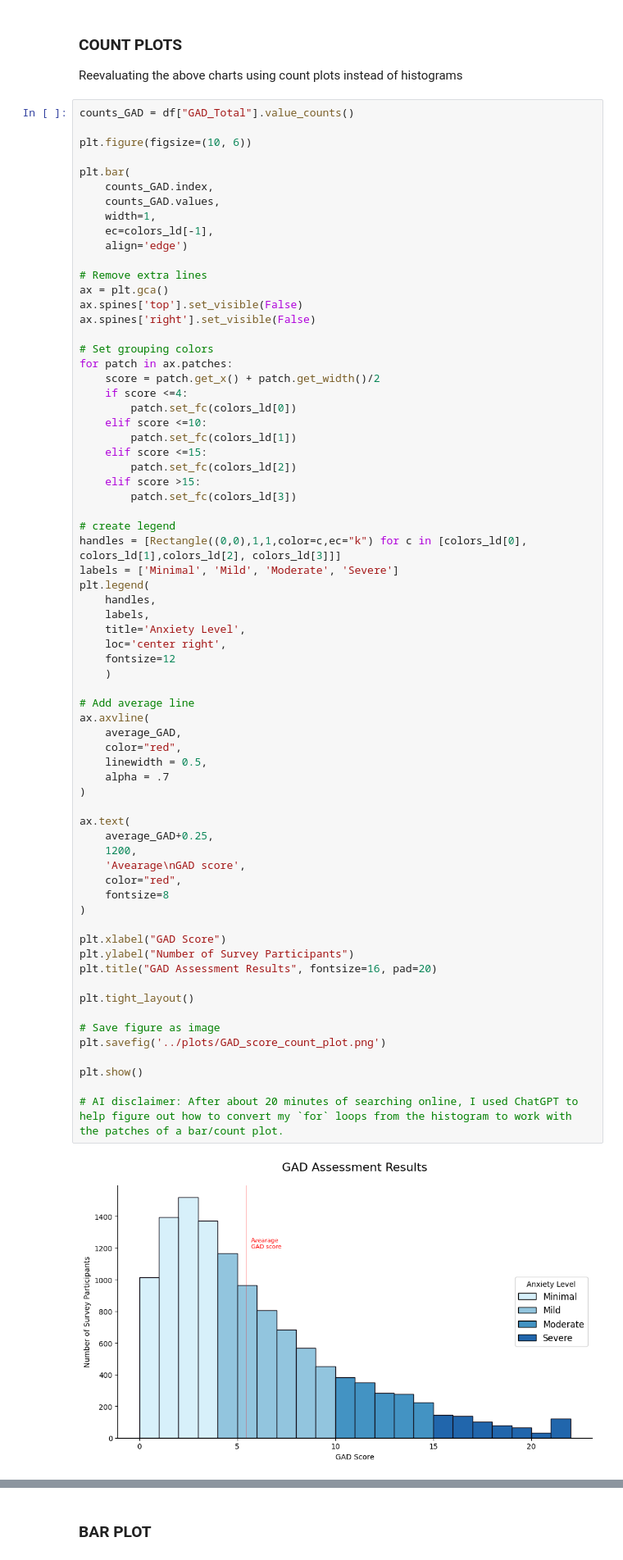
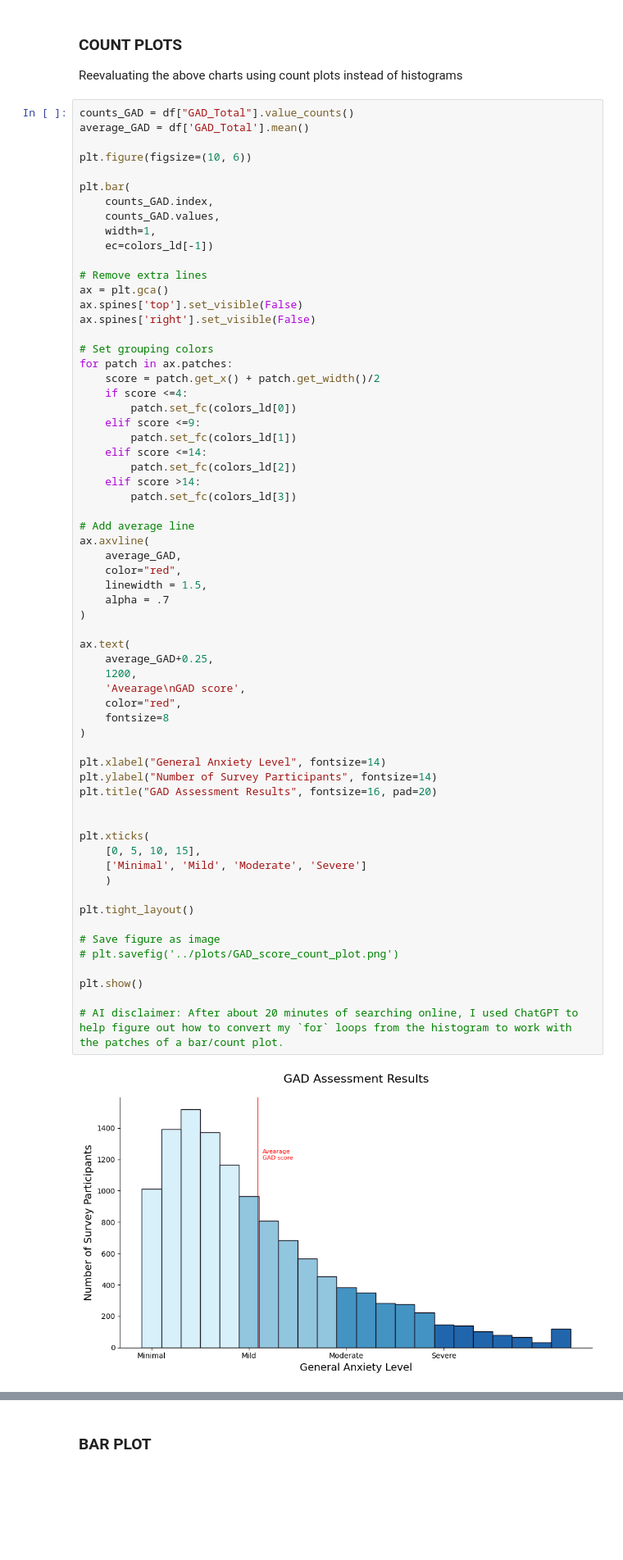
Before and after one commit to amallred/gaming-mental-health-analysis, a Jupyter notebook: notebooks/charts.ipynb, the cells around one changed output, grey strips where cells are left out. Shown at 82% size. Drawn from its saved outputs; the diff is of its cells as text; blank space fills up the shorter version.

```diff
--- a/notebooks/charts.ipynb
+++ b/notebooks/charts.ipynb
@@ -213,6 +215,7 @@ plt.show()
 Reevaluating the above charts using count plots instead of histograms
 # %%
 counts_GAD = df["GAD_Total"].value_counts()
+average_GAD = df['GAD_Total'].mean()
 
 plt.figure(figsize=(10, 6))
 
@@ -220,8 +223,7 @@ plt.bar(
     counts_GAD.index,
     counts_GAD.values,
     width=1,
-    ec=colors_ld[-1],
-    align='edge')
+    ec=colors_ld[-1])
 
 # Remove extra lines
 ax = plt.gca()
@@ -233,51 +235,46 @@ for patch in ax.patches:
     score = patch.get_x() + patch.get_width()/2
     if score <=4:
         patch.set_fc(colors_ld[0])
-    elif score <=10:
+    elif score <=9:
         patch.set_fc(colors_ld[1])
-    elif score <=15:
+    elif score <=14:
         patch.set_fc(colors_ld[2])
-    elif score >15:
+    elif score >14:
         patch.set_fc(colors_ld[3])
-
-# create legend
-handles = [Rectangle((0,0),1,1,color=c,ec="k") for c in [colors_ld[0], colors_ld[1],colors_ld[2], colors_ld[3]]]
-labels = ['Minimal', 'Mild', 'Moderate', 'Severe']
-plt.legend(
-    handles,
-    labels,
-    title='Anxiety Level',
-    loc='center right',
-    fontsize=12
-    )
 
 # Add average line
 ax.axvline(
     average_GAD,
     color="red",
-    linewidth = 0.5,
+    linewidth = 1.5,
     alpha = .7
 )
 
 ax.text(
     average_GAD+0.25,
     1200,
     'Avearage\nGAD score',
     color="red",
     fontsize=8
 )
 
-plt.xlabel("GAD Score")
-plt.ylabel("Number of Survey Participants")
+plt.xlabel("General Anxiety Level", fontsize=14)
+plt.ylabel("Number of Survey Participants", fontsize=14)
 plt.title("GAD Assessment Results", fontsize=16, pad=20)
+
+
+plt.xticks(
+    [0, 5, 10, 15],
+    ['Minimal', 'Mild', 'Moderate', 'Severe']
+    )
 
 plt.tight_layout()
 
 # Save figure as image
-plt.savefig('../plots/GAD_score_count_plot.png')
+# plt.savefig('../plots/GAD_score_count_plot.png')
 
 plt.show()
 
 # AI disclaimer: After about 20 minutes of searching online, I used ChatGPT to help figure out how to convert my `for` loops from the histogram to work with the patches of a bar/count plot.
 # %% [output]
-[figure, old version]
+[figure, new version]
```
Also changed, not shown: parts of 4 cells of this notebook, 4 other files.
